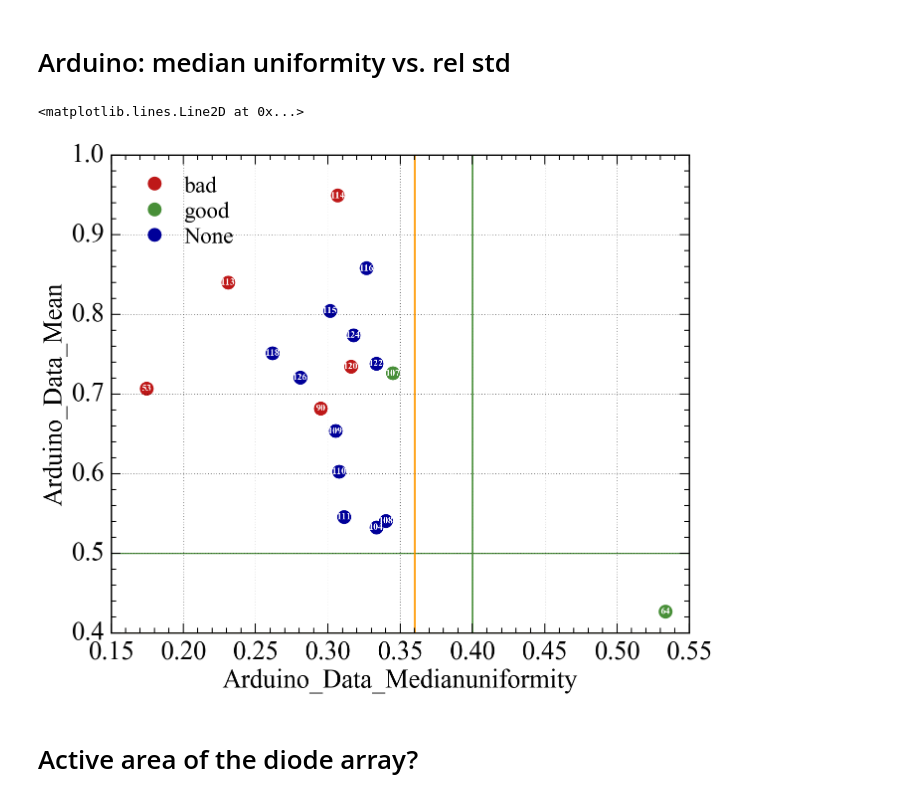
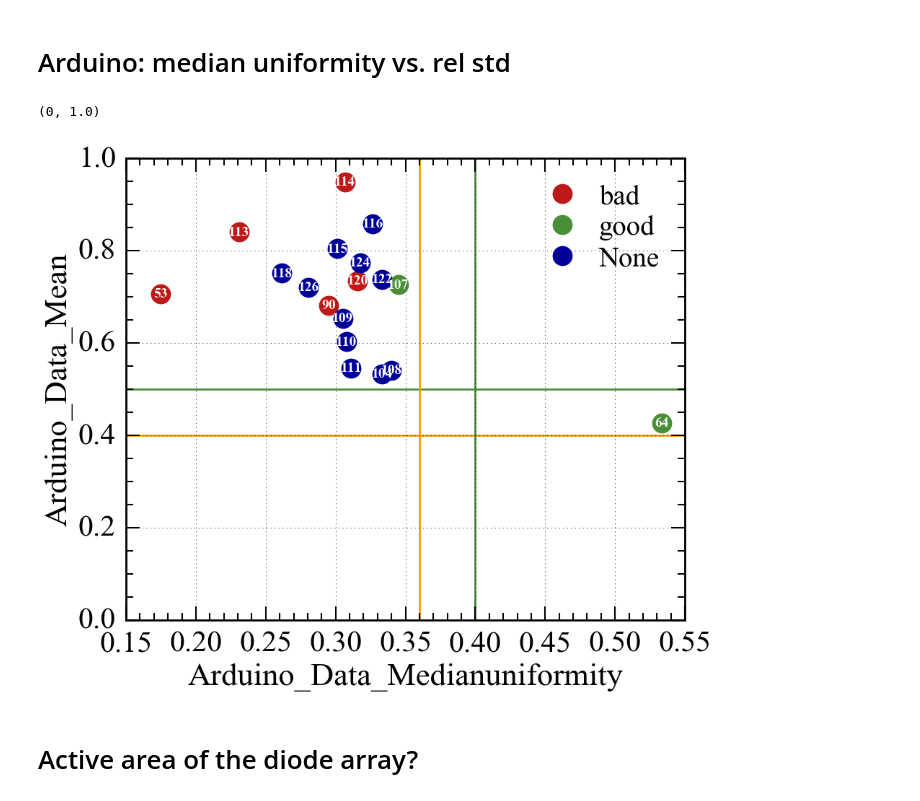
Before and after one commit to Burney222/QA_Lightbar, a Jupyter notebook: Plot_Lightbars.ipynb, the cells around one changed output. Saved outputs shown, nothing was run; the diff lists cells and outputs as text; code cells hidden in the pictures.

Commit message:
Modified lightbar plots

```diff
--- a/Plot_Lightbars.ipynb
+++ b/Plot_Lightbars.ipynb
@@ -8,8 +8,6 @@ import pandas as pd
 import numpy as np
 import matplotlib as mpl
 import gc_colors
-mpl.rcParams["figure.figsize"] = 15, 12
-mpl.rcParams["lines.markeredgewidth"] = 1.0
 # %% [markdown]
 # Function definitions
 # %%
@@ -260,7 +258,7 @@ def add_characteristic(df, columns, func=np.mean, ending="Mean", *args, **kwargs
 
 
 #Plotting ============================================================================================================
-def plot_2D(df, xcolumn_name, ycolumn_name, markersize=20, fontsize=14):
+def plot_2D(df, xcolumn_name, ycolumn_name, markersize=20, fontsize=14, legend="upper left"):
     uniformity_colors = {"bad" : "gcred", "ok" : "gcorange", "good" : "gcgreen", "None" : "gcblue"}
 
 
@@ -278,7 +276,7 @@ def plot_2D(df, xcolumn_name, ycolumn_name, markersize=20, fontsize=14):
     for x,y, lightbar_nr in df[ [xcolumn_name, ycolumn_name, "Lightbar"] ].values:
         plt.text(x,y, int(lightbar_nr), ha="center", va="center", color="w", weight="heavy", fontsize=fontsize)
 
-    plt.legend(loc="upper left")
+    plt.legend(loc=legend)
     plt.minorticks_on()
     plt.grid()
 
@@ -369,15 +388,17 @@ for idx, data in enumerate([data_mattest, data_arduino]):
 # Arduino: median uniformity vs. rel std
 # %%
 plot_df = df.query("In_Production == 0 & Destroyed == 0")
-#plot_df = plot_df.ix[ df["Has_Mattest"] == 0]
-plot_2D(plot_df, "Arduino_Data_Medianuniformity", "Arduino_Data_Mean")
+#plot_df = df
+
+plot_2D(plot_df, "Arduino_Data_Medianuniformity", "Arduino_Data_Mean", legend="upper right")
 plt.axhline(0.5, color="gcgreen")
 plt.axhline(0.4, color="gcorange")
 plt.axvline(0.4, color="gcgreen")
 plt.axvline(0.36, color="gcorange")
+plt.ylim(0,plt.ylim()[1])
 # %% [output]
-<matplotlib.lines.Line2D at 0x...>
+(0, 1.0)
-[figure, old version]
+[figure, new version]
 # %% [markdown]
 # Active area of the diode array?
 # %%
```
Also changed, not shown: parts of 4 cells of this notebook, 1 other file.
